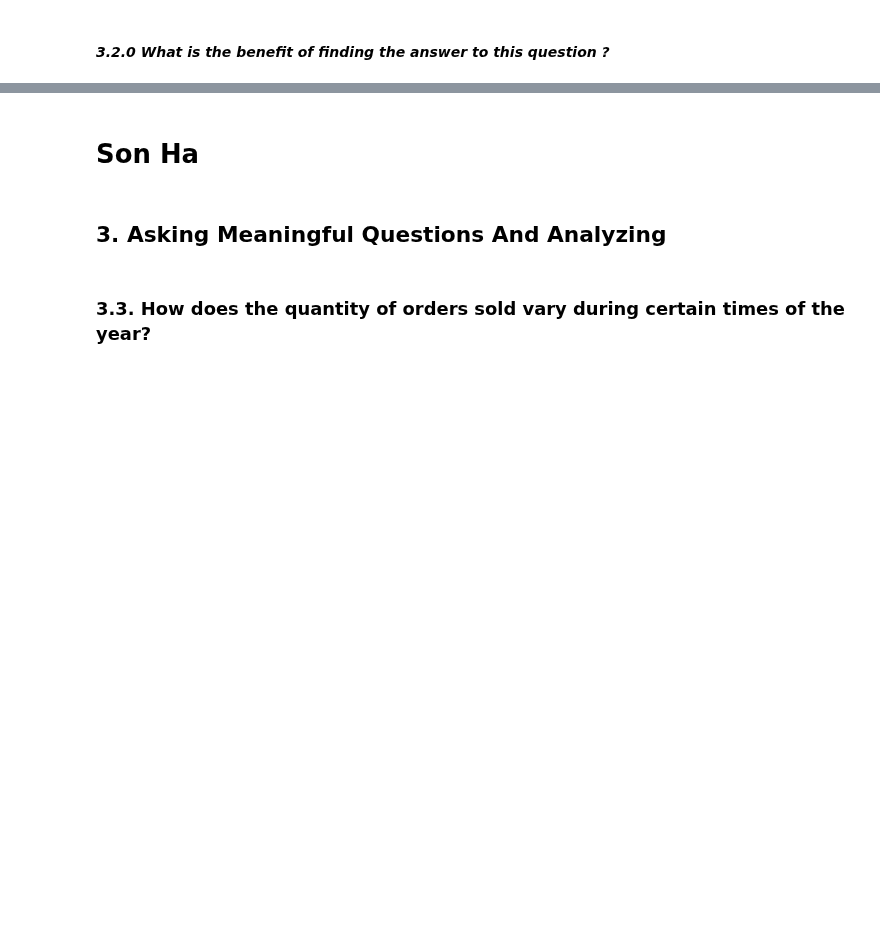
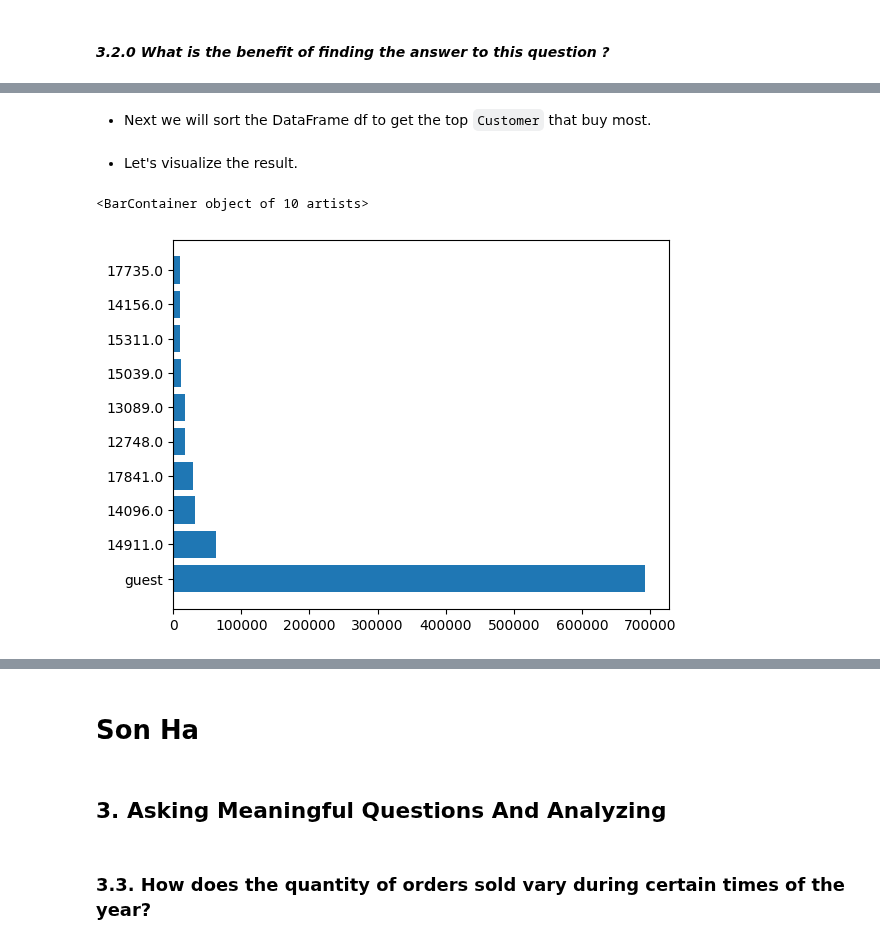
Before and after one commit to Ha0203/FinalProject_LTKHDL, a Jupyter notebook: main_branch.ipynb, the cells around one changed output, grey strips where cells are left out. Drawn from its saved outputs; the diff is of its cells as text; code cells hidden in the pictures; blank space fills up the shorter version.

```diff
--- a/main_branch.ipynb
+++ b/main_branch.ipynb
@@ -675,0 +742,8 @@ df
+# %%
+# Get the sum of `Totalsale` of each customer.
+df = df.groupby('CustomerID').sum().reset_index()
+
+# As we have converted the CustomerID to string, we will use replace to change the 'nan' to 'guest'.
+df = df.replace('nan', 'guest')
+
+df
@@ -675,0 +764,11 @@ df
+# %% [markdown]
+- Next we will sort the DataFrame df to get the top `Customer` that buy most.
+# %%
+sorted_df = df.sort_values(by= 'Totalsale',  ascending= False)
+# %% [markdown]
+- Let's visualize the result.
+# %%
+plt.barh(sorted_df.head(10)['CustomerID'], sorted_df.head(10)['Totalsale'])
+# %% [output]
+<BarContainer object of 10 artists>
+[figure, added]
```
Also changed, not shown: parts of 33 cells of this notebook.
